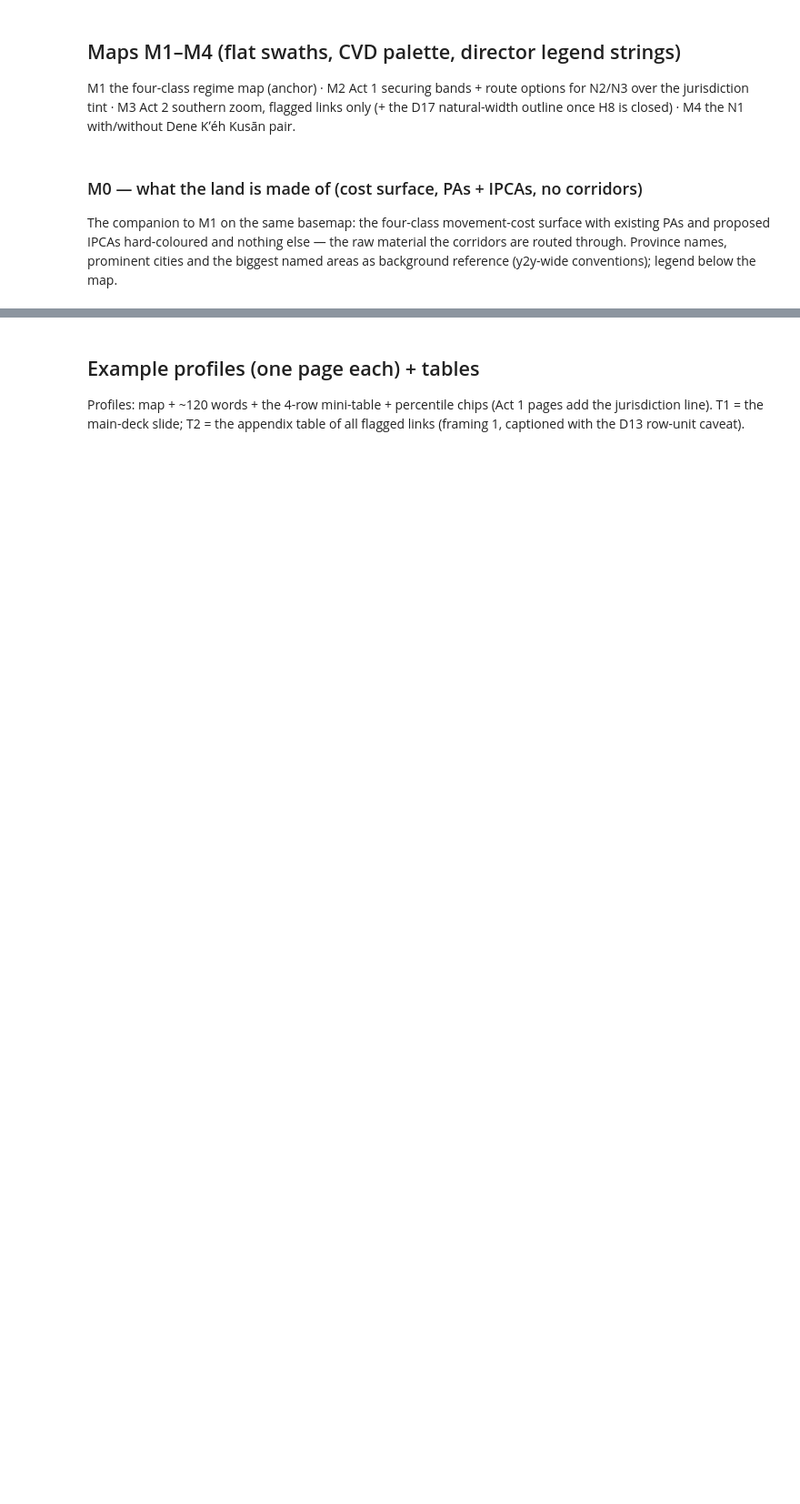
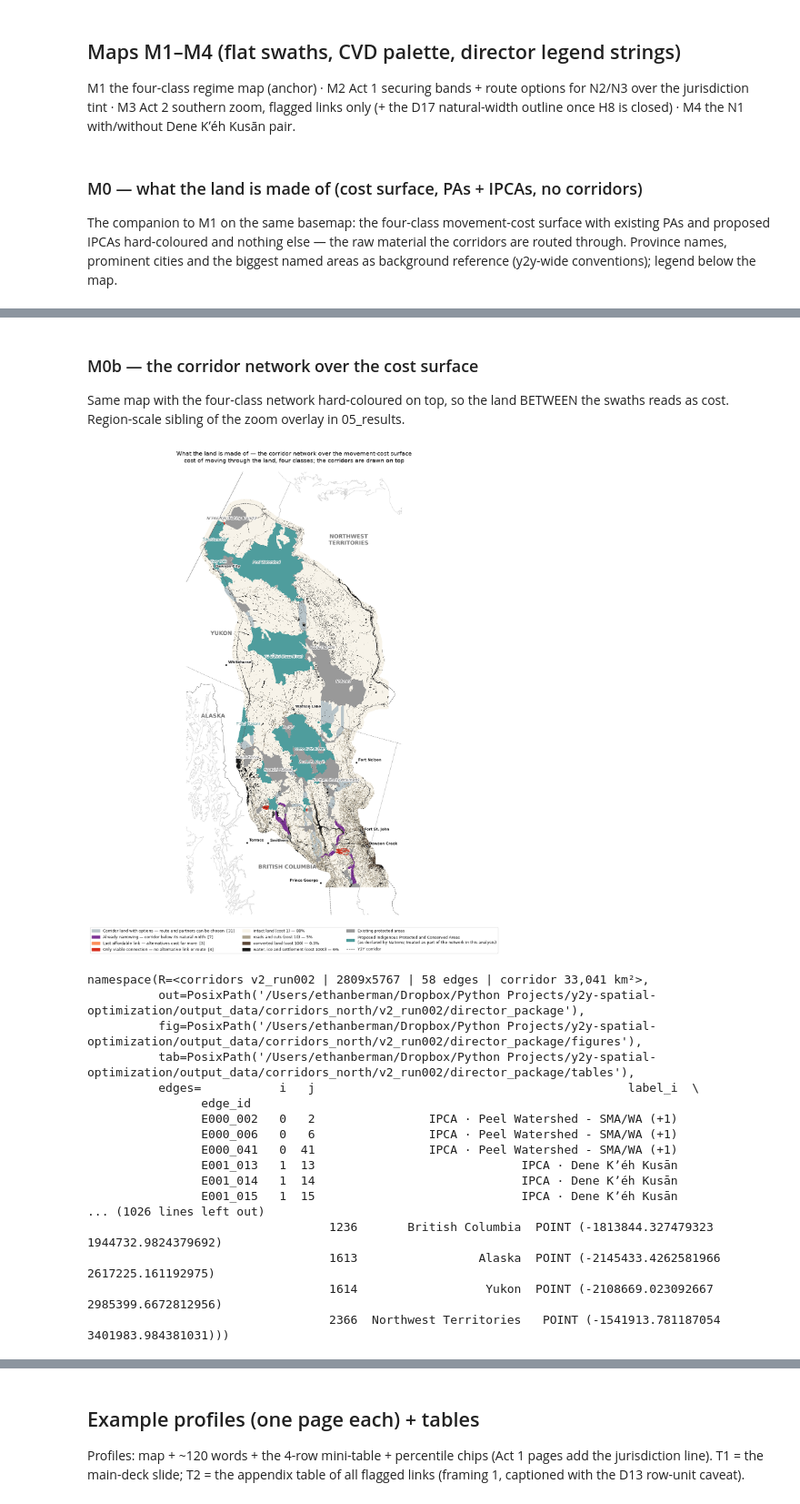
Before and after one commit to bermane/y2y-spatial-optimization, a Jupyter notebook: analyses/northern_connectivity/06_director_package.ipynb, the cells around one changed output, grey strips where cells are left out. Shown at 91% size. Drawn from its saved outputs; the diff is of its cells as text; code cells hidden in the pictures; blank space fills up the shorter version.

```diff
--- a/analyses/northern_connectivity/06_director_package.ipynb
+++ b/analyses/northern_connectivity/06_director_package.ipynb
@@ -57,2 +116,27 @@ cd.map_cost(P)
+# %% [markdown]
+### M0b — the corridor network over the cost surface
+
+Same map with the four-class network hard-coloured on top, so the land BETWEEN the swaths reads as cost. Region-scale sibling of the zoom overlay in 05_results.
+# %%
+cd.map_cost(P, corridors=True)
+# %% [output]
+[figure, added]
+namespace(R=<corridors v2_run002 | 2809x5767 | 58 edges | corridor 33,041 km²>,
+          out=PosixPath('/Users/ethanberman/Dropbox/Python Projects/y2y-spatial-optimization/output_data/corridors_north/v2_run002/director_package'),
+          fig=PosixPath('/Users/ethanberman/Dropbox/Python Projects/y2y-spatial-optimization/output_data/corridors_north/v2_run002/director_package/figures'),
+          tab=PosixPath('/Users/ethanberman/Dropbox/Python Projects/y2y-spatial-optimization/output_data/corridors_north/v2_run002/director_package/tables'),
+          edges=           i   j                                            label_i  \
+                edge_id
+                E000_002   0   2                IPCA · Peel Watershed - SMA/WA (+1)
+                E000_006   0   6                IPCA · Peel Watershed - SMA/WA (+1)
+                E000_041   0  41                IPCA · Peel Watershed - SMA/WA (+1)
+                E001_013   1  13                             IPCA · Dene Kʼéh Kusān
+                E001_014   1  14                             IPCA · Dene Kʼéh Kusān
+                E001_015   1  15                             IPCA · Dene Kʼéh Kusān
+... (1026 lines left out)
+                                  1236       British Columbia  POINT (-1813844.327479323 1944732.9824379692)
+                                  1613                 Alaska  POINT (-2145433.4262581966 2617225.161192975)
+                                  1614                  Yukon  POINT (-2108669.023092667 2985399.6672812956)
+                                  2366  Northwest Territories   POINT (-1541913.781187054 3401983.984381031)))
 # %%
 cd.map_m1(P)
```
Also changed, not shown: parts of 11 cells of this notebook, 47 other files.
